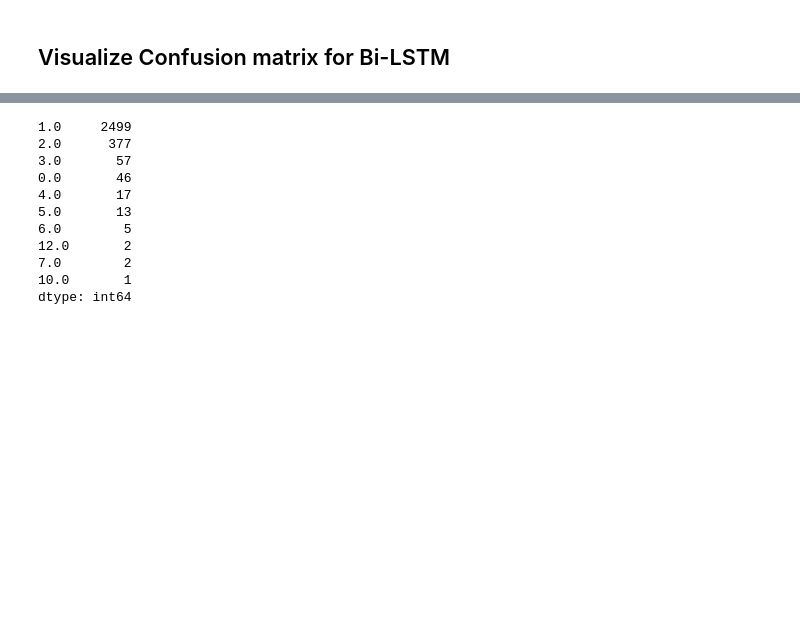
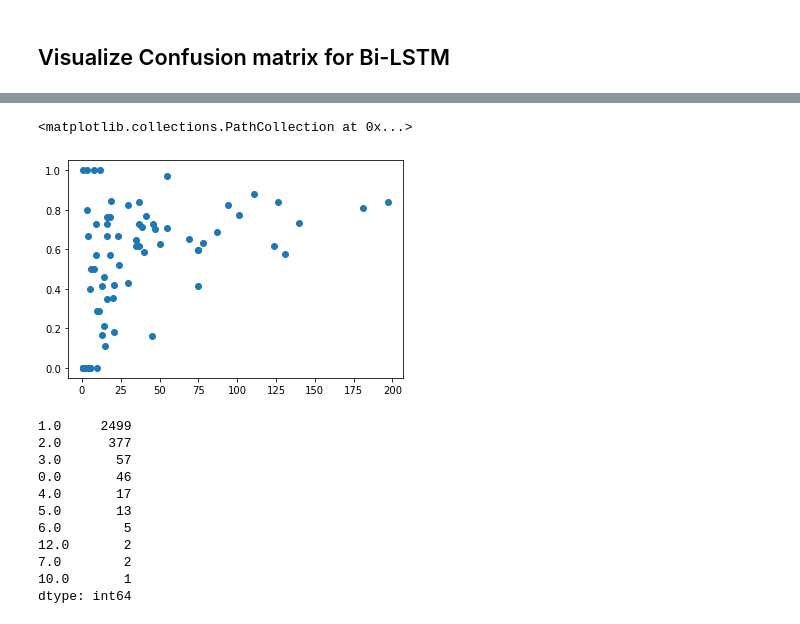
Before and after one commit to leilin-research/reuters, a Jupyter notebook: Reuters_DataVisualization.ipynb, the cells around one changed output, grey strips where cells are left out. Cells and saved outputs as stored; diff of their text form; code cells hidden in the pictures; blank space fills up the shorter version.

```diff
--- a/Reuters_DataVisualization.ipynb
+++ b/Reuters_DataVisualization.ipynb
@@ -498,3 +558,10 @@ label_test = pd.read_csv('Test_labels.csv')
 # %%
 LSTM_pred = LSTM_pred.iloc[:, 1:].values
 label_test = label_test.iloc[:, 1:].values
+# %%
+from sklearn.metrics import classification_report
+#print('\nClassification Report\n')
+result_report = classification_report(label_test, LSTM_pred, output_dict=True)
+result_report = pd.DataFrame(result_report).transpose()
+result_report = result_report.iloc[:90, :]
+result_report
@@ -500,0 +582,5 @@ label_test = label_test.iloc[:, 1:].values
+# %%
+doc_num_cat = whole_data.sum(0)
+doc_num_cat = pd.DataFrame(doc_num_cat)
+doc_num_cat.columns = ['doc_num_cat']
+doc_num_cat
@@ -500,0 +601,3 @@ label_test = label_test.iloc[:, 1:].values
+# %%
+tmp = doc_num_cat['doc_num_cat'].values - result_report['support']
+tmp[tmp<500]
@@ -501,3 +617,10 @@ label_test = label_test.iloc[:, 1:].values
+# %%
+plt.scatter(tmp[tmp<200], result_report['f1-score'][tmp<200])
+#plt.xticks(np.arange(500), fontsize = 15)
+#plt.yticks(fontsize = 15)
+# %% [output]
+<matplotlib.collections.PathCollection at 0x...>
+[figure, added]
 # %%
 pd.DataFrame(LSTM_pred.sum(1)).value_counts()
 # %% [output]
```
Also changed, not shown: parts of 10 cells of this notebook, 1 other file.
